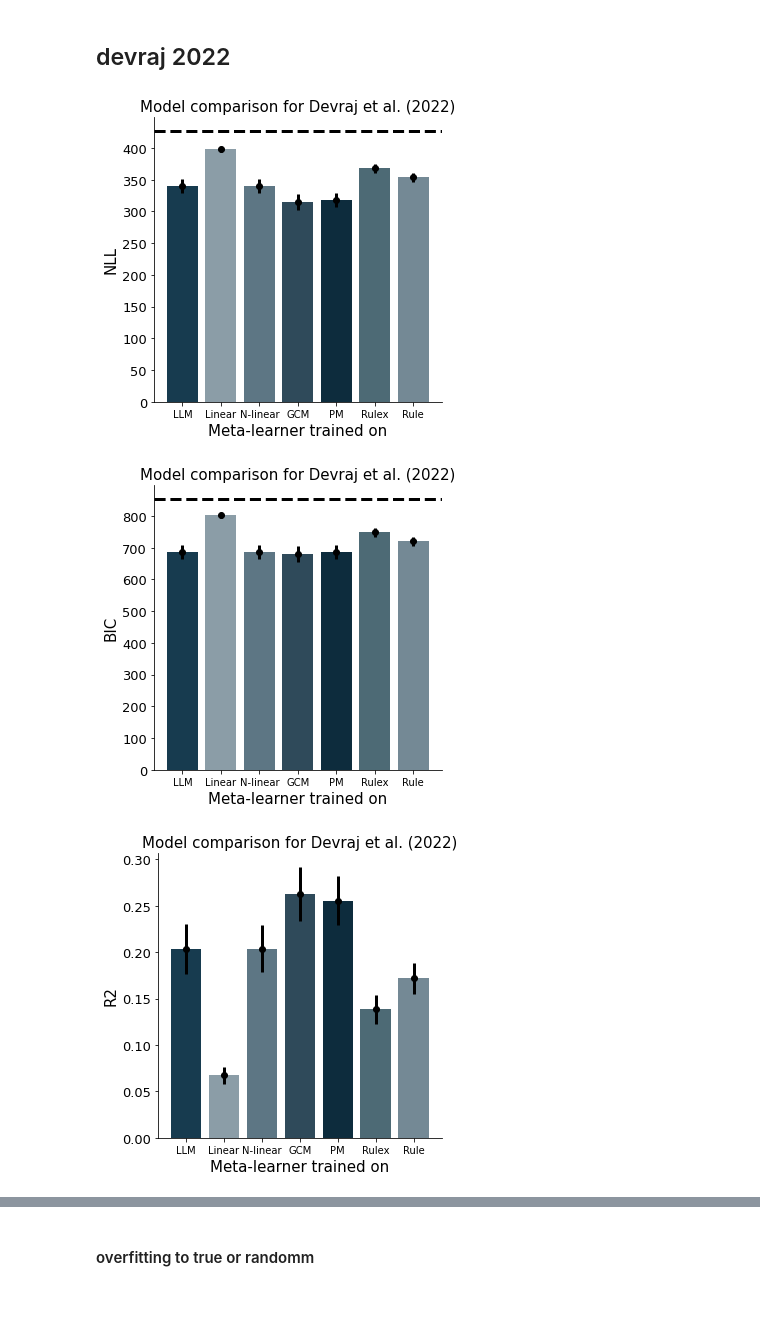
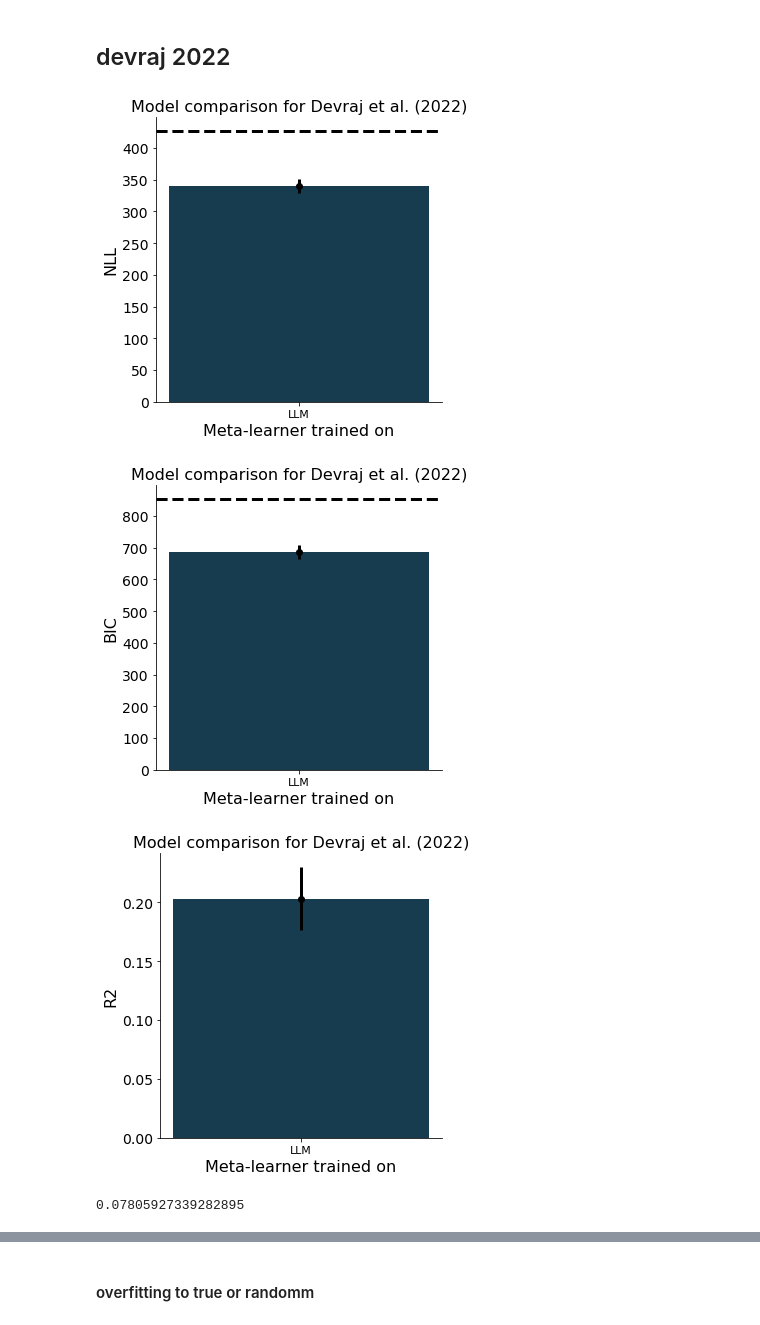
Before and after one commit to akjagadish/vanilla-llama, a Jupyter notebook: categorisation/notebooks/model_comparison.ipynb, the cells around one changed output, grey strips where cells are left out. Saved outputs shown, nothing was run; the diff lists cells and outputs as text; code cells hidden in the pictures.

```diff
--- a/categorisation/notebooks/model_comparison.ipynb
+++ b/categorisation/notebooks/model_comparison.ipynb
@@ -88,12 +86,12 @@ min nll and parameter: (386.35345458984375, array([0.64014322]))
 ## devraj 2022
 # %%
 models = ['devraj2022_env=claude_generated_tasks_paramsNA_dim6_data500_tasks12910_pversion5_stage2_model=transformer_num_episodes500000_num_hidden=256_lr0.0003_num_layers=6_d_model=64_num_head=8_noise0.0_shuffleTrue_run=1_soft_sigmoid_differential_evolution', \
-          'devraj2022_env=dim6synthetic_model=transformer_num_episodes500000_num_hidden=256_lr0.0003_num_layers=6_d_model=64_num_head=8_noise0.0_shuffleTrue_run=0_synthetic_soft_sigmoid_differential_evolution', \
-          'devraj2022_env=dim6synthetic_model=transformer_num_episodes500000_num_hidden=256_lr0.0003_num_layers=6_d_model=64_num_head=8_noise0.0_shuffleTrue_run=0_syntheticnonlinear_soft_sigmoid_differential_evolution',\
-          'devraj2022_gcm_runs=1_iters=1_blocks=1_loss=nll',\
-          'devraj2022_pm_runs=1_iters=1_blocks=1_loss=nll',\
-          'devraj2022_rulex_runs=1_iters=1_blocks=1_loss=nll_exception=True', \
-          'devraj2022_rulex_runs=1_iters=1_blocks=1_loss=nll_exception=False',
+         # 'devraj2022_env=dim6synthetic_model=transformer_num_episodes500000_num_hidden=256_lr0.0003_num_layers=6_d_model=64_num_head=8_noise0.0_shuffleTrue_run=0_synthetic_soft_sigmoid_differential_evolution', \
+         #  'devraj2022_env=dim6synthetic_model=transformer_num_episodes500000_num_hidden=256_lr0.0003_num_layers=6_d_model=64_num_head=8_noise0.0_shuffleTrue_run=0_syntheticnonlinear_soft_sigmoid_differential_evolution',\
+         #  'devraj2022_gcm_runs=1_iters=1_blocks=1_loss=nll',\
+         #  'devraj2022_pm_runs=1_iters=1_blocks=1_loss=nll',\
+         #  'devraj2022_rulex_runs=1_iters=1_blocks=1_loss=nll_exception=True', \
+         #  'devraj2022_rulex_runs=1_iters=1_blocks=1_loss=nll_exception=False',
          ]
 
 # models = [model + "_true" for model in models]
@@ -169,33 +167,37 @@ ax.bar(bar_positions, np.array(bics).mean(1), color=colors, width=0.4)
 ax.errorbar(bar_positions, np.array(bics).mean(1), yerr=np.array(bics).std(1)/np.sqrt(num_participants-1), c='k', lw=3, fmt="o")
 # add chance level line for 616 trials with binary choices
 ax.axhline(y=-np.log(0.5)*num_trials*2, color='k', linestyle='--', lw=3)
 ax.set_xlabel('Meta-learner trained on', fontsize=FONTSIZE)
 ax.set_ylabel('BIC', fontsize=FONTSIZE)
 ax.set_xticks(bar_positions)  # Set x-tick positions to bar_positions
 ax.set_xticklabels(MODELS, fontsize=FONTSIZE-5)  # Assign category names to x-tick labels
 ax.set_title(f'Model comparison for Devraj et al. (2022)', fontsize=FONTSIZE)
 # plt.xticks(fontsize=FONTSIZE-2)
 plt.yticks(fontsize=FONTSIZE-2)
 sns.despine()
 f.tight_layout()
 plt.show()
 
 num_participants = len(nlls[0])
 # compare mean r2s across models in a bar plot
 f, ax = plt.subplots(1, 1, figsize=(5,5))
 bar_positions = np.arange(len(r2s))*0.5
 ax.bar(bar_positions, np.array(r2s).mean(1), color=colors, width=0.4)
 ax.errorbar(bar_positions, np.array(r2s).mean(1), yerr=np.array(r2s).std(1)/np.sqrt(num_participants-1), c='k', lw=3, fmt="o")
 ax.set_xlabel('Meta-learner trained on', fontsize=FONTSIZE)
 ax.set_ylabel('R2', fontsize=FONTSIZE)
 ax.set_xticks(bar_positions)  # Set x-tick positions to bar_positions
 ax.set_xticklabels(MODELS, fontsize=FONTSIZE-5)  # Assign category names to x-tick labels
 ax.set_title(f'Model comparison for Devraj et al. (2022)', fontsize=FONTSIZE)
 plt.yticks(fontsize=FONTSIZE-2)
 sns.despine()
 f.tight_layout()
 plt.show()
 # %% [output]
-[figure, old version]
+[figure, new version]
-[figure, old version]
+[figure, new version]
-[figure, old version]
+[figure, new version]
+# %%
+np.median(fits['betas'])
+# %% [output]
+0.07805927339282895
```
Also changed, not shown: parts of 7 cells of this notebook, 3 other files.
